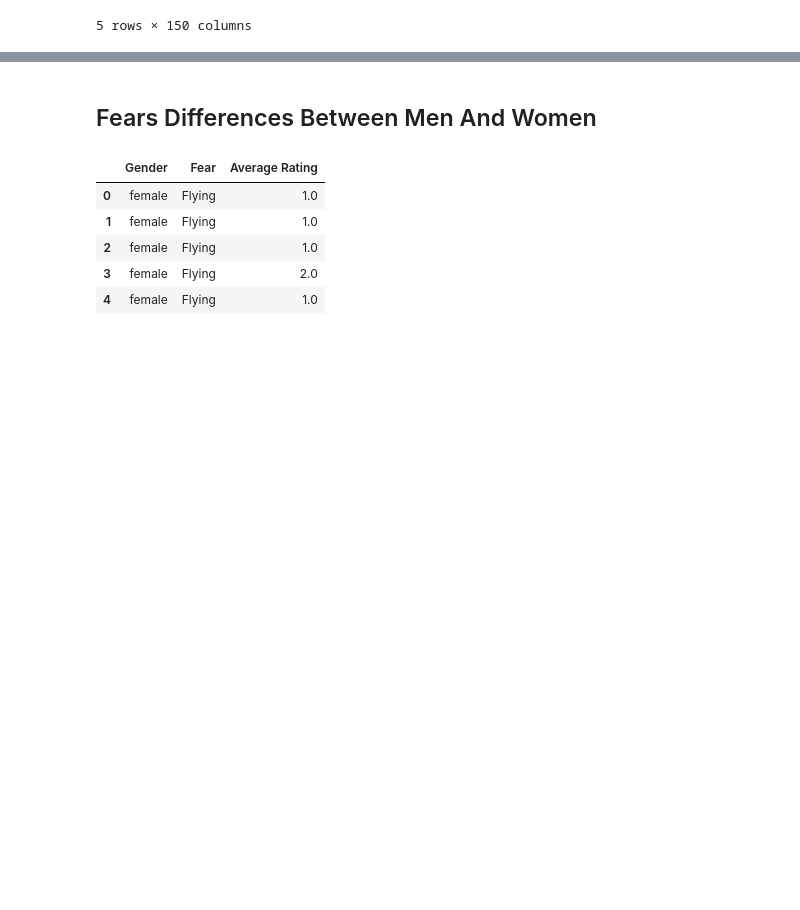
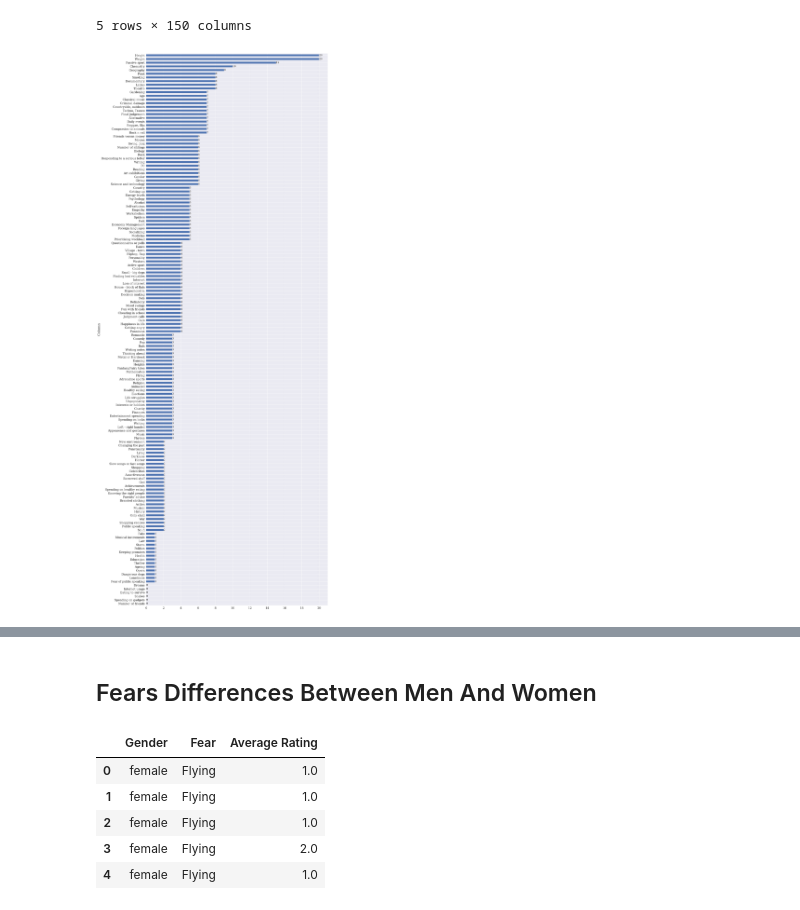
Before and after one commit to alexshah1/DS2500, a Jupyter notebook: Module Assignment 2/Module Assignment 2.ipynb, the cells around one changed output, grey strips where cells are left out. Cells and saved outputs as stored; diff of their text form; code cells hidden in the pictures; blank space fills up the shorter version.

```diff
--- a/Module Assignment 2/Module Assignment 2.ipynb
+++ b/Module Assignment 2/Module Assignment 2.ipynb
@@ -95,15 +95,18 @@ df.tail()
 # %%
 # Count null values
 missing_values = df.isnull().sum().sort_values(ascending=False).sort_values()
 
 # Make a plot
 ax = missing_values.plot(kind="barh", figsize=(16, 50), xticks=range(0, 21, 2), xlabel="Column", ylabel="# of missing values")
 
+# Add data labels
 for (idx, val) in zip(ax.get_yticks(), missing_values.values):
-    plt.text(val, idx, val, fontsize=12, ha="left", va="top")
+    plt.text(val, idx, val, fontsize=12, ha="left", va="center")
 
 # Show the plot
 plt.show()
+# %% [output]
+[figure, added]
 # %%
 # Data description
 df.describe(include='all')
@@ -121,8 +124,8 @@ df.describe(include='all')
 | 75% | 5.000000 | 4.000000 | 4.000000 | 3.000000 | 3.000000 | 4.000000 | 4.000000 | 4.000000 | 5.000000 | ... |
 | max | 5.000000 | 5.000000 | 5.000000 | 5.000000 | 5.000000 | 5.000000 | 5.000000 | 5.000000 | 5.000000 | ... |
 11 rows × 150 columns
-# %% [markdown]
-## Fears Differences Between Men And Women
+# %% [markdown]
+## Fears Differences Between Men And Women
 # %%
 # Get the column names that represent fears
 fears = df.loc[:, "Flying":"Fear of public speaking"].columns.tolist()
```
Also changed, not shown: parts of 14 cells of this notebook.
